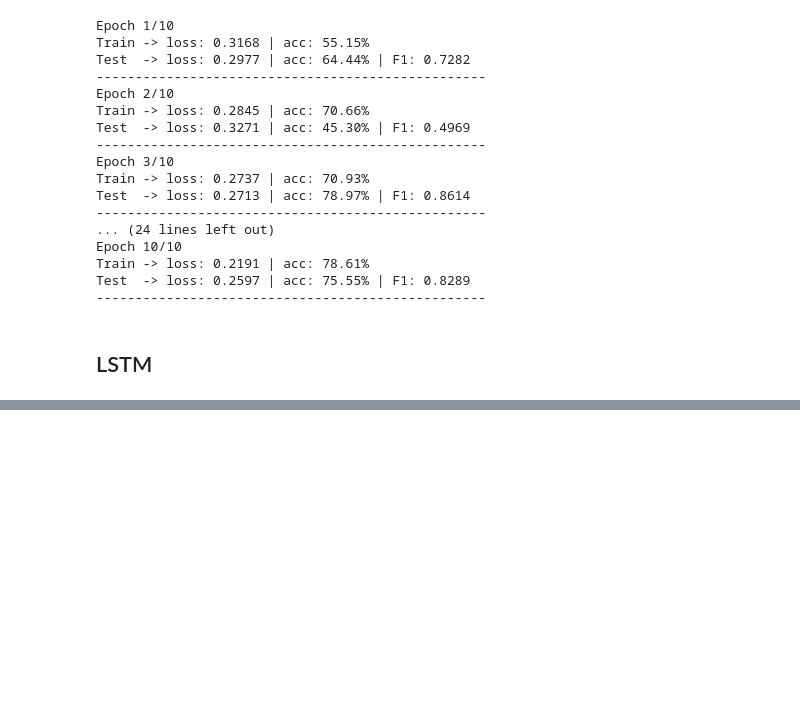
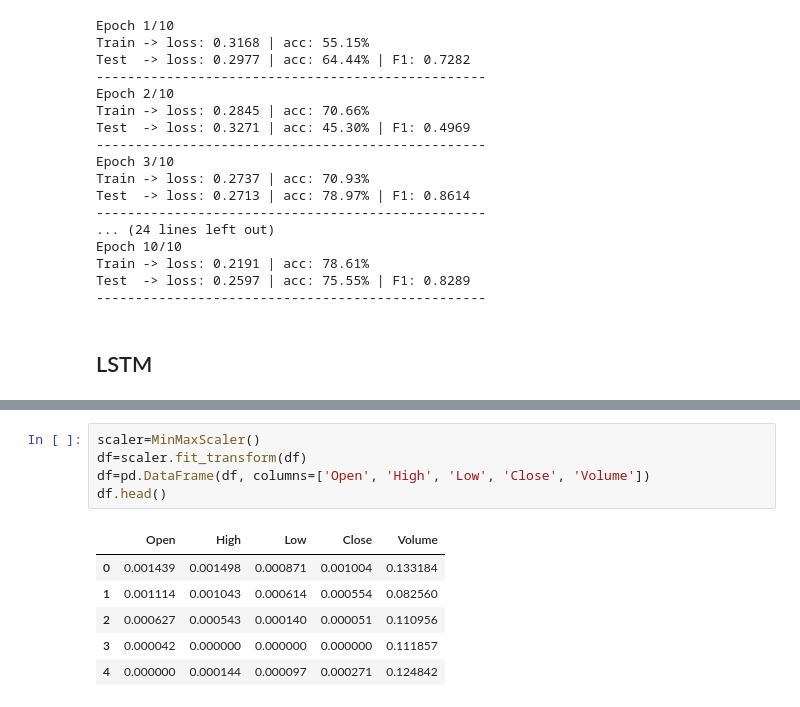
Before and after one commit to swayam279/AppStoneLab-AI-Intern, a Jupyter notebook: Pytorch/pytorch.ipynb, the cells around one changed output, grey strips where cells are left out. Cells and saved outputs as stored; diff of their text form; blank space fills up the shorter version.

```diff
--- a/Pytorch/pytorch.ipynb
+++ b/Pytorch/pytorch.ipynb
@@ -1270,0 +1570,12 @@ Test  -> loss: 0.2597 | acc: 75.55% | F1: 0.8289
+# %%
+scaler=MinMaxScaler()
+df=scaler.fit_transform(df)
+df=pd.DataFrame(df, columns=['Open', 'High', 'Low', 'Close', 'Volume'])
+df.head()
+# %% [output]
+|  | Open | High | Low | Close | Volume |
+| 0 | 0.001439 | 0.001498 | 0.000871 | 0.001004 | 0.133184 |
+| 1 | 0.001114 | 0.001043 | 0.000614 | 0.000554 | 0.082560 |
+| 2 | 0.000627 | 0.000543 | 0.000140 | 0.000051 | 0.110956 |
+| 3 | 0.000042 | 0.000000 | 0.000000 | 0.000000 | 0.111857 |
+| 4 | 0.000000 | 0.000144 | 0.000097 | 0.000271 | 0.124842 |
```
Also changed, not shown: parts of 41 cells of this notebook.
